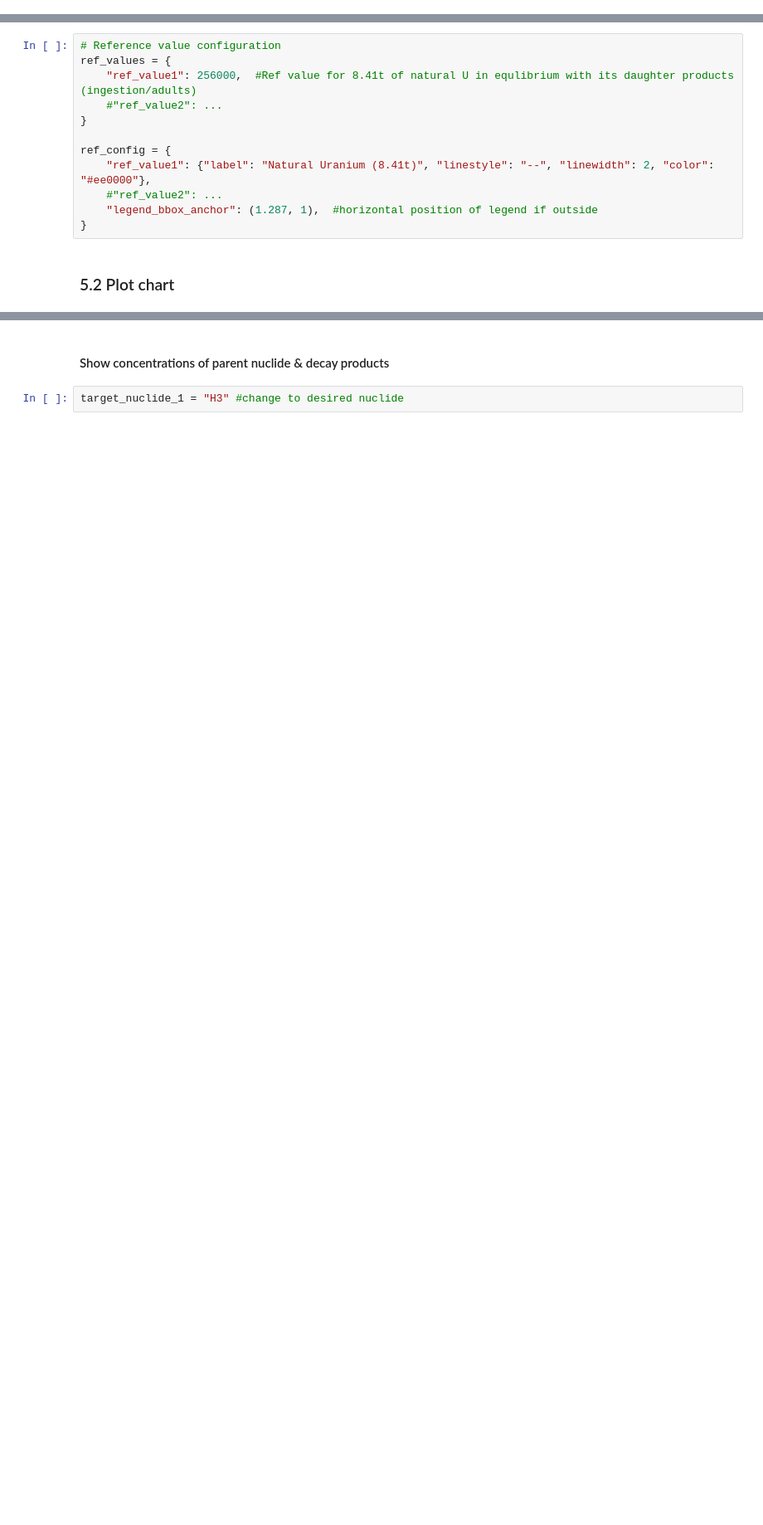
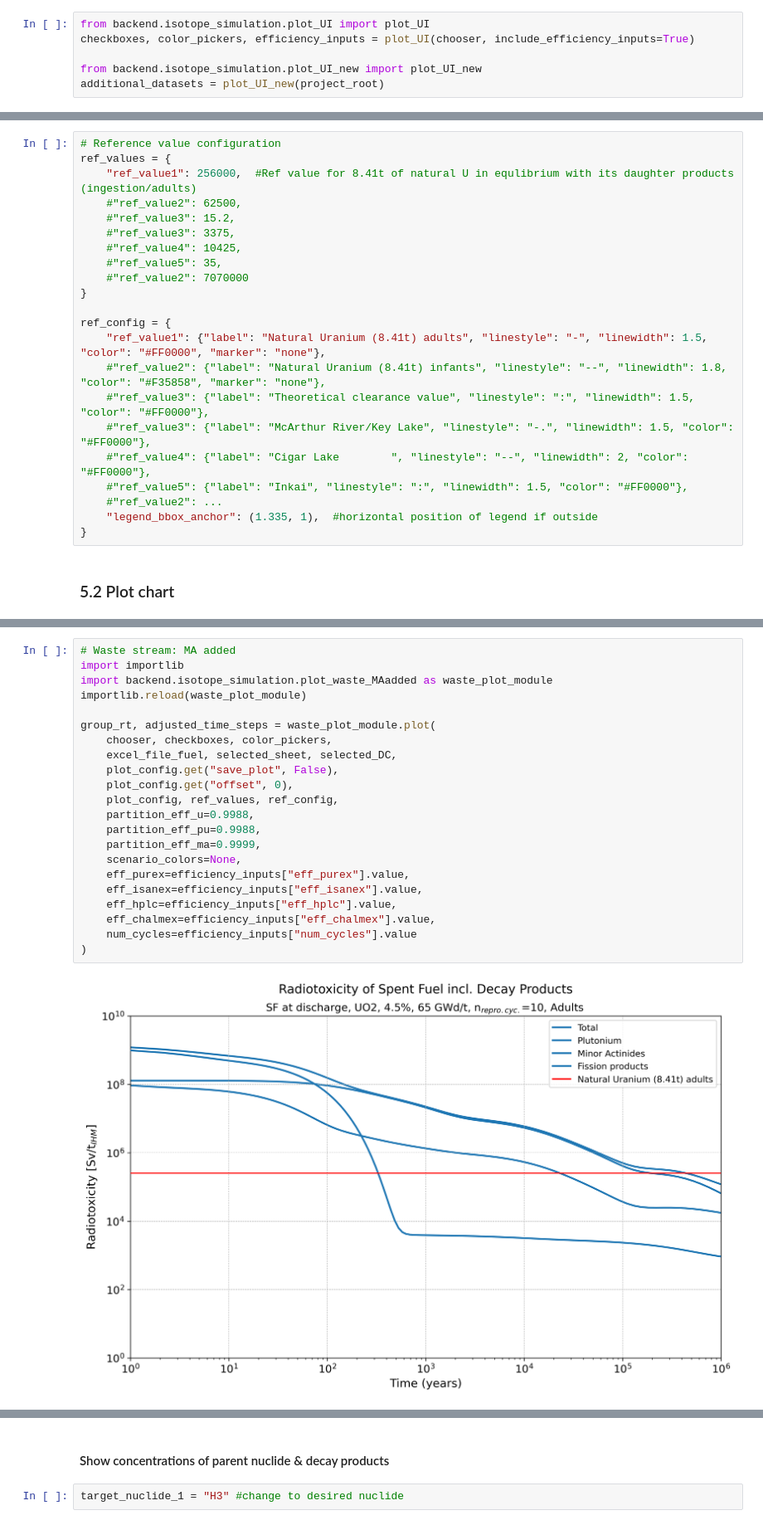
Before and after one commit to RaToViTo/RaToViTo, a Jupyter notebook: Isotope-based Simulation.ipynb, the cells around one changed output, grey strips where cells are left out. Shown at 83% size. Cells and saved outputs as stored; diff of their text form; blank space fills up the shorter version.

```diff
--- a/Isotope-based Simulation.ipynb
+++ b/Isotope-based Simulation.ipynb
@@ -133,0 +67,6 @@ show_fp2()
+# %%
+from backend.isotope_simulation.plot_UI import plot_UI
+checkboxes, color_pickers, efficiency_inputs = plot_UI(chooser, include_efficiency_inputs=True)
+
+from backend.isotope_simulation.plot_UI_new import plot_UI_new
+additional_datasets = plot_UI_new(project_root)
@@ -135,13 +77,23 @@ show_fp2()
 # Reference value configuration
 ref_values = {
     "ref_value1": 256000,  #Ref value for 8.41t of natural U in equlibrium with its daughter products (ingestion/adults)
-    #"ref_value2": ...
+    #"ref_value2": 62500,
+    #"ref_value3": 15.2,
+    #"ref_value3": 3375,
+    #"ref_value4": 10425,
+    #"ref_value5": 35,
+    #"ref_value2": 7070000
 }
 
 ref_config = {
-    "ref_value1": {"label": "Natural Uranium (8.41t)", "linestyle": "--", "linewidth": 2, "color": "#ee0000"},
+    "ref_value1": {"label": "Natural Uranium (8.41t) adults", "linestyle": "-", "linewidth": 1.5, "color": "#FF0000", "marker": "none"},
+    #"ref_value2": {"label": "Natural Uranium (8.41t) infants", "linestyle": "--", "linewidth": 1.8, "color": "#F35858", "marker": "none"},
+    #"ref_value3": {"label": "Theoretical clearance value", "linestyle": ":", "linewidth": 1.5, "color": "#FF0000"},
+    #"ref_value3": {"label": "McArthur River/Key Lake", "linestyle": "-.", "linewidth": 1.5, "color": "#FF0000"},
+    #"ref_value4": {"label": "Cigar Lake        ", "linestyle": "--", "linewidth": 2, "color": "#FF0000"},
+    #"ref_value5": {"label": "Inkai", "linestyle": ":", "linewidth": 1.5, "color": "#FF0000"},
     #"ref_value2": ...
-    "legend_bbox_anchor": (1.287, 1),  #horizontal position of legend if outside
+    "legend_bbox_anchor": (1.335, 1),  #horizontal position of legend if outside
 }
 # %% [markdown]
 ### 5.2 Plot chart
@@ -153,0 +100,24 @@ plot(chooser, checkboxes, color_pickers, excel_file_fuel, selected_sheet, select
+# %%
+# Waste stream: MA added
+import importlib
+import backend.isotope_simulation.plot_waste_MAadded as waste_plot_module
+importlib.reload(waste_plot_module)
+
+group_rt, adjusted_time_steps = waste_plot_module.plot(
+    chooser, checkboxes, color_pickers,
+    excel_file_fuel, selected_sheet, selected_DC,
+    plot_config.get("save_plot", False),
+    plot_config.get("offset", 0),
+    plot_config, ref_values, ref_config,
+    partition_eff_u=0.9988,
+    partition_eff_pu=0.9988,
+    partition_eff_ma=0.9999,
+    scenario_colors=None,
+    eff_purex=efficiency_inputs["eff_purex"].value,
+    eff_isanex=efficiency_inputs["eff_isanex"].value,
+    eff_hplc=efficiency_inputs["eff_hplc"].value,
+    eff_chalmex=efficiency_inputs["eff_chalmex"].value,
+    num_cycles=efficiency_inputs["num_cycles"].value
+)
+# %% [output]
+[figure, added]
```
Also changed, not shown: parts of 28 cells of this notebook, 40 other files.
